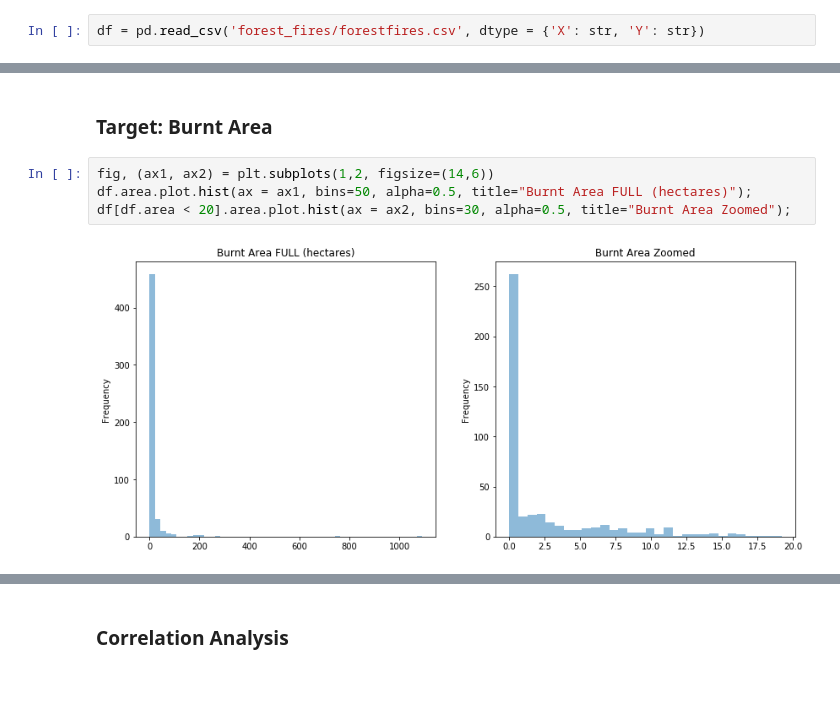
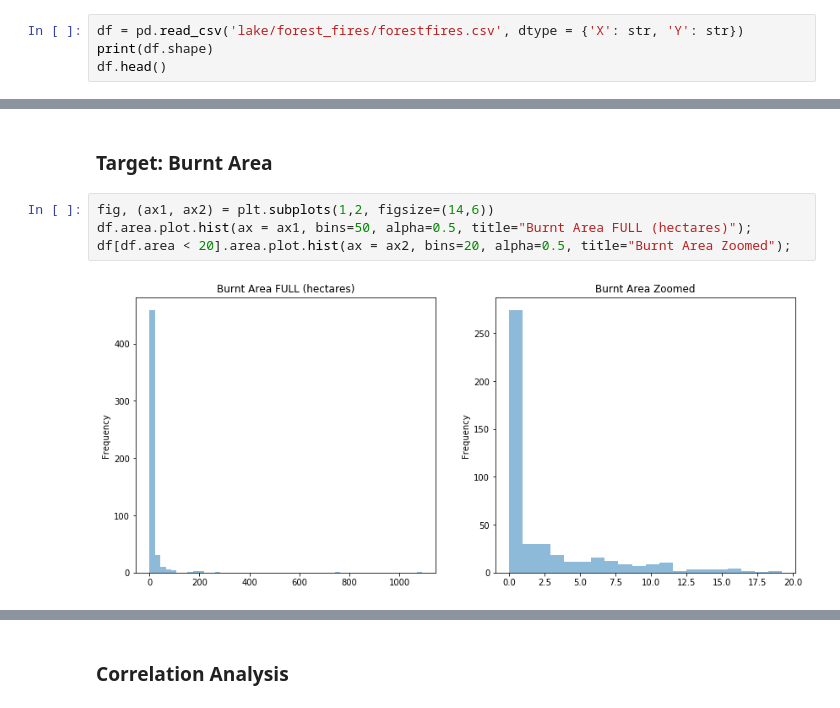
Before and after one commit to leanguardia/msc-project-pipelines, a Jupyter notebook: Reg - Fire Forests.ipynb, the cells around one changed output, grey strips where cells are left out. Drawn from its saved outputs; the diff is of its cells as text.

```diff
--- a/Reg - Fire Forests.ipynb
+++ b/Reg - Fire Forests.ipynb
@@ -10,4 +10,6 @@ import seaborn as sns
 import numpy as np
 %matplotlib inline
 # %%
-df = pd.read_csv('forest_fires/forestfires.csv', dtype = {'X': str, 'Y': str})
+df = pd.read_csv('lake/forest_fires/forestfires.csv', dtype = {'X': str, 'Y': str})
+print(df.shape)
+df.head()
@@ -130,6 +131,6 @@ df['rain'].plot.hist(ax=axes[1,1], bins=20, alpha=0.5, title='Rain (mm/mˆ2)');
 # %%
 fig, (ax1, ax2) = plt.subplots(1,2, figsize=(14,6))
 df.area.plot.hist(ax = ax1, bins=50, alpha=0.5, title="Burnt Area FULL (hectares)");
-df[df.area < 20].area.plot.hist(ax = ax2, bins=30, alpha=0.5, title="Burnt Area Zoomed");
+df[df.area < 20].area.plot.hist(ax = ax2, bins=20, alpha=0.5, title="Burnt Area Zoomed");
 # %% [output]
-[figure, old version]
+[figure, new version]
```
Also changed, not shown: parts of 10 cells of this notebook.
